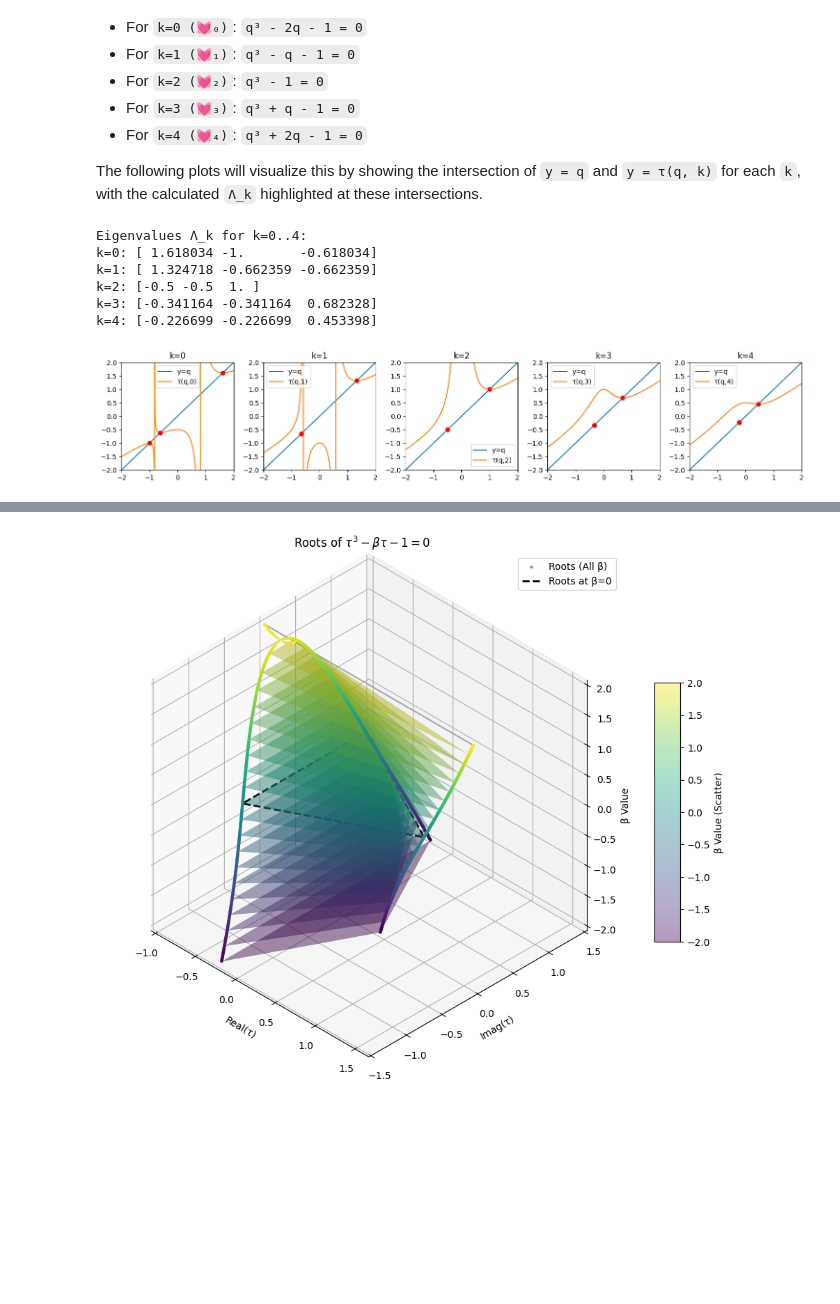
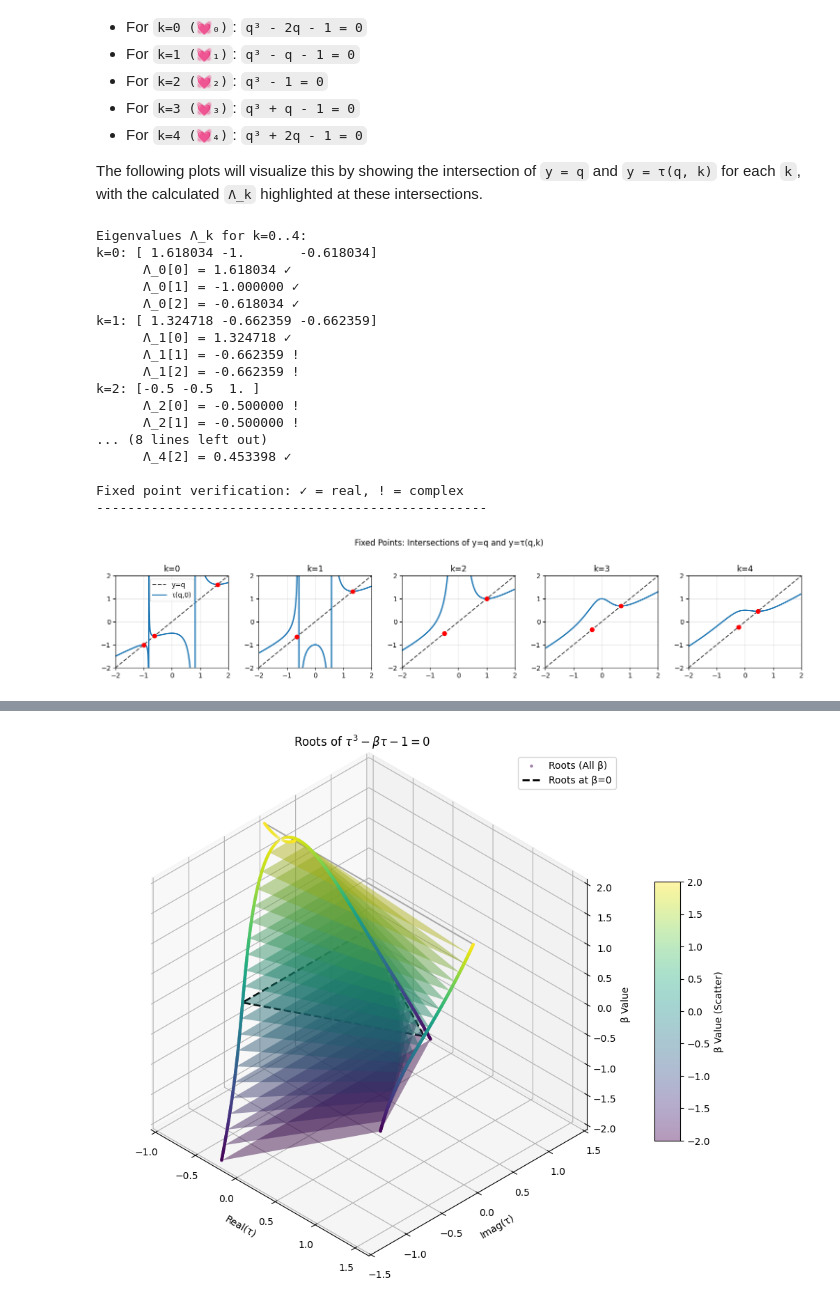
Before and after one commit to anthonyrisinger/riprompt, a Jupyter notebook: riprompt.ipynb, the cells around one changed output, grey strips where cells are left out. Drawn from its saved outputs; the diff is of its cells as text; code cells hidden in the pictures; blank space fills up the shorter version.

```diff
--- a/riprompt.ipynb
+++ b/riprompt.ipynb
@@ -42,33 +115,67 @@ This is precisely the set of polynomial equations whose roots are defined as `Λ
 
 The following plots will visualize this by showing the intersection of `y = q` and `y = τ(q, k)` for each `k`, with the calculated `Λ_k` highlighted at these intersections.
 # %%
-ks = np.arange(5)
-roots = {k: np.roots([1, 0, k-2, -1]).real for k in ks}
+# Display computed eigenvalues with verification
+print("Eigenvalues Λ_k for k=0..4:")
+for k, roots in LAMBDA_K.items():
+    print(f"k={k}: {np.round(roots, 6)}")
+    # Verify each eigenvalue is indeed a fixed point
+    for i, root in enumerate(roots):
+        if verify_fixed_point(root, k):
+            status = "✓"
+        else:
+            status = "!"
+        print(f"      Λ_{k}[{i}] = {root:.6f} {status}")
 
-print("Eigenvalues Λ_k for k=0..4:")
-for k, r in roots.items():
-    print(f"k={k}: {np.round(r,6)}")
+print("\nFixed point verification: ✓ = real, ! = complex")
+print("-" * 50)
 
-q_vals = np.linspace(-2, 2, 1001)
-fig, axes = plt.subplots(1, 5, figsize=(15,3))
-for i, k in enumerate(ks):
+# Visualize fixed points as intersections of y=q and y=τ(q,k)
+q_vals = np.linspace(*Q_RANGE, 1001)
+fig, axes = plt.subplots(1, 5, figsize=(15, 3))
+
+for i, k in enumerate(K_VALUES):
     ax = axes[i]
-    ax.set_ylim(-2, 2)
-    ax.margins(x=0, y=0)
-    ax.plot(q_vals, q_vals, label='y=q')
-    ax.plot(q_vals, τ(q_vals, k), label=f'τ(q,{k})')
-    for root in roots[k]:
-        ax.plot(root, root, 'ro')
+    ax.plot(q_vals, q_vals, 'k--', alpha=0.7, label='y=q' if i==0 else "")
+
+    # Compute τ values and handle NaN properly
+    tau_vals = τ(q_vals, k)
+    # Only plot finite values
+    finite_mask = np.isfinite(tau_vals)
+    ax.plot(q_vals[finite_mask], tau_vals[finite_mask], label=f'τ(q,{k})', linewidth=2)
+
+    # Mark eigenvalues as red dots at intersections
+    for root in LAMBDA_K[k]:
+        if Q_RANGE[0] <= root <= Q_RANGE[1]:
+            ax.plot(root, root, 'ro', markersize=6, zorder=5)
+
+    ax.set_xlim(Q_RANGE)
+    ax.set_ylim(Q_RANGE)
     ax.set_title(f'k={k}')
-    ax.legend()
+    ax.grid(True, alpha=0.3)
+    if i == 0:
+        ax.legend()
+
+plt.suptitle('Fixed Points: Intersections of y=q and y=τ(q,k)', y=1.02)
 plt.tight_layout()
 plt.show()
 # %% [output]
 Eigenvalues Λ_k for k=0..4:
 k=0: [ 1.618034 -1.       -0.618034]
+      Λ_0[0] = 1.618034 ✓
+      Λ_0[1] = -1.000000 ✓
+      Λ_0[2] = -0.618034 ✓
 k=1: [ 1.324718 -0.662359 -0.662359]
+      Λ_1[0] = 1.324718 ✓
+      Λ_1[1] = -0.662359 !
+      Λ_1[2] = -0.662359 !
 k=2: [-0.5 -0.5  1. ]
-k=3: [-0.341164 -0.341164  0.682328]
-k=4: [-0.226699 -0.226699  0.453398]
+      Λ_2[0] = -0.500000 !
+      Λ_2[1] = -0.500000 !
+... (8 lines left out)
+      Λ_4[2] = 0.453398 ✓
+
+Fixed point verification: ✓ = real, ! = complex
+--------------------------------------------------
-[figure, old version]
+[figure, new version]
 # %%
```
Also changed, not shown: parts of 8 cells of this notebook.
